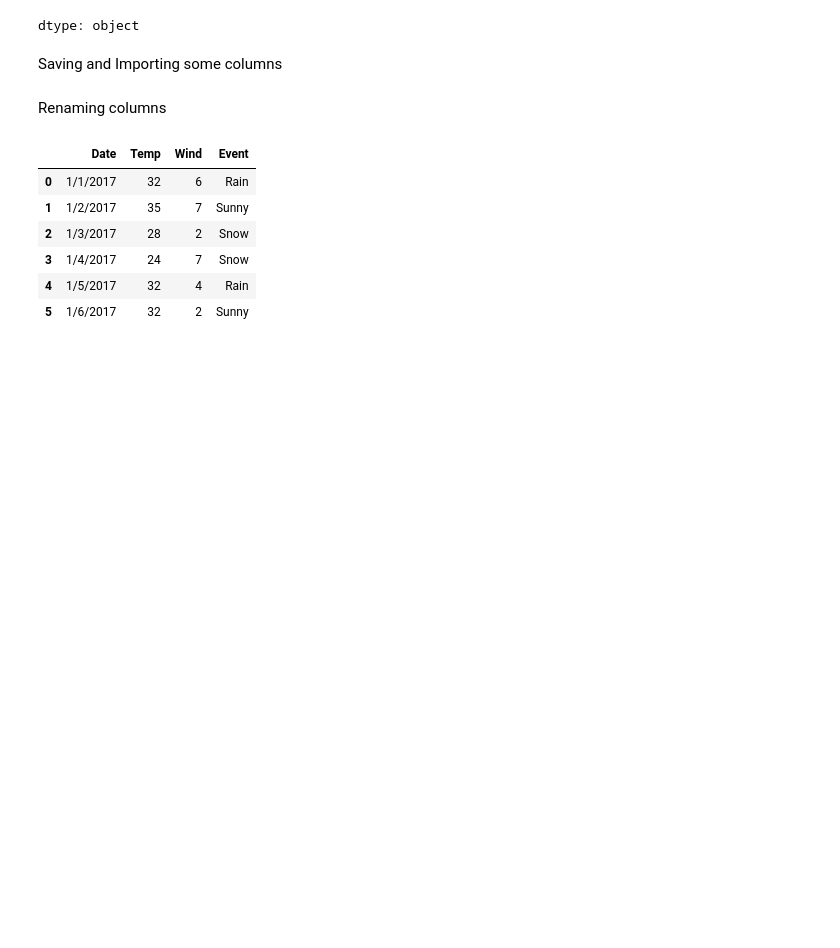
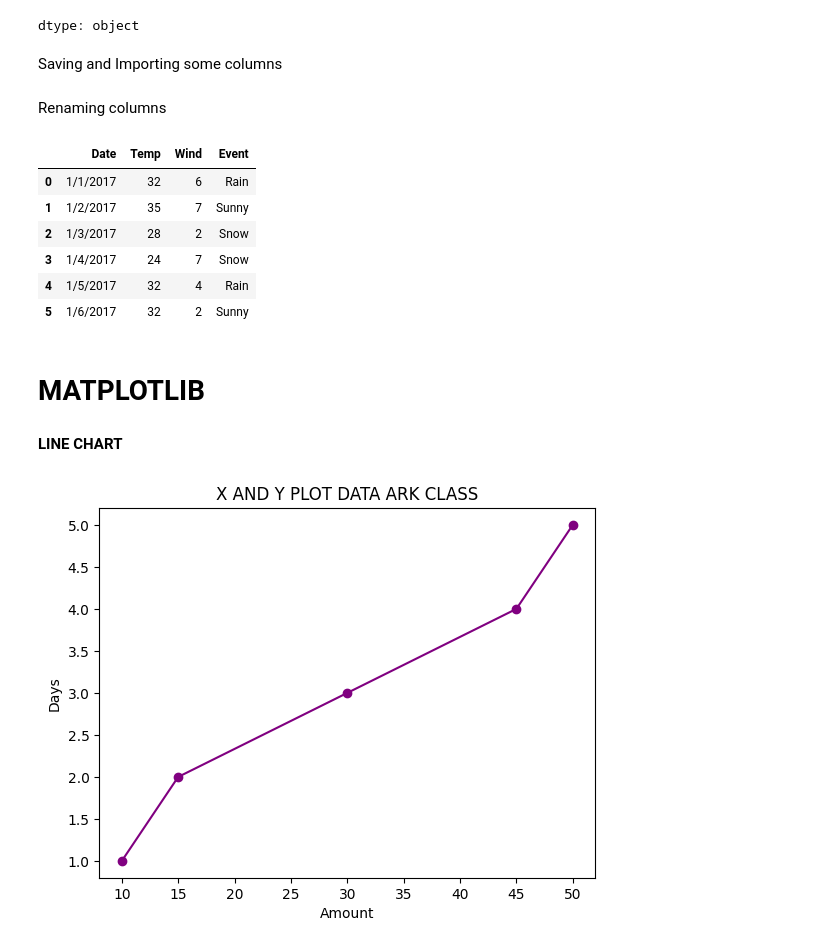
Before and after one commit to KoreDare/Python_Bootcamp, a Jupyter notebook: Python_Basics.ipynb, the cells around one changed output. Drawn from its saved outputs; the diff is of its cells as text; code cells hidden in the pictures; blank space fills up the shorter version.

```diff
--- a/Python_Basics.ipynb
+++ b/Python_Basics.ipynb
@@ -984,3 +984,5 @@ df2
 | 3 | 1/4/2017 | 24 | 7 | Snow |
 | 4 | 1/5/2017 | 32 | 4 | Rain |
 | 5 | 1/6/2017 | 32 | 2 | Sunny |
+# %% [markdown]
+# **MATPLOTLIB**
@@ -986,0 +991,13 @@ df2
+# %% [markdown]
+**LINE CHART**
+# %%
+x = [1,2,3,4,5]
+y = [10,15,30,45,50]
+
+plt.plot(y,x,marker='o', color='purple')
+plt.title('X AND Y PLOT DATA ARK CLASS')
+plt.xlabel('Amount')
+plt.ylabel('Days')
+plt.show()
+# %% [output]
+[figure, added]
```
Also changed, not shown: parts of 6 cells of this notebook.
